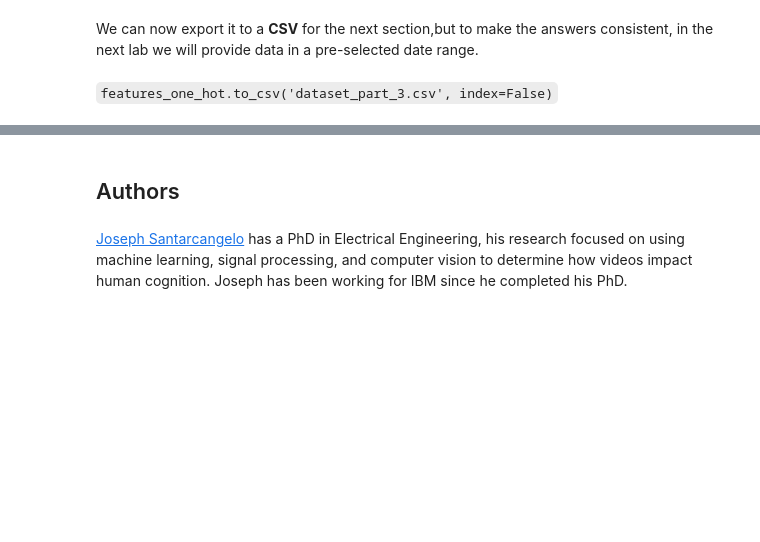
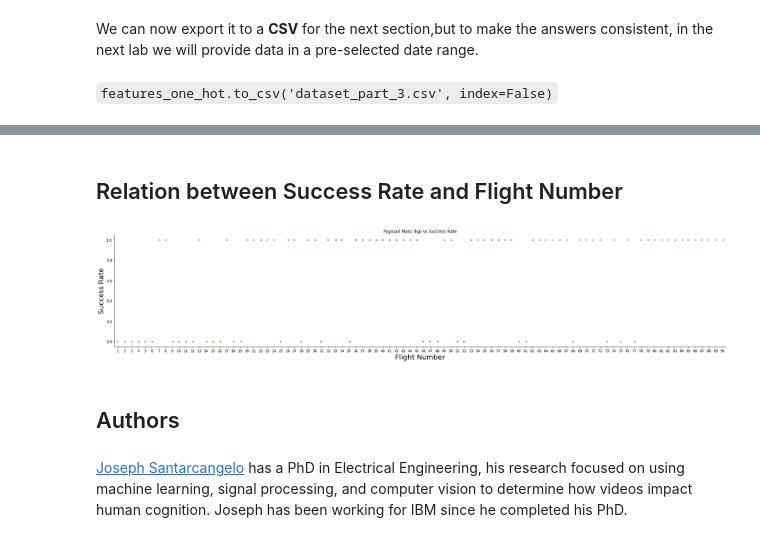
Before and after one commit to humaperveen/Applied-Data-Science-Capstone, a Jupyter notebook: SpaceX EDA with Data Visualization.ipynb, the cells around one changed output, grey strips where cells are left out. Saved outputs shown, nothing was run; the diff lists cells and outputs as text; code cells hidden in the pictures; blank space fills up the shorter version.

```diff
--- a/SpaceX EDA with Data Visualization.ipynb
+++ b/SpaceX EDA with Data Visualization.ipynb
@@ -270,3 +283,14 @@ features_one_hot.to_csv('dataset_part_3.csv', index=False)
+# %% [markdown]
+## Relation between Success Rate and Flight Number
+# %%
+df1 = df.groupby(['FlightNumber', 'Class'])['Class'].agg(['mean']).reset_index()
+sns.catplot(x="FlightNumber", y="Class", data=df1, aspect = 5)
+plt.xlabel("Flight Number",fontsize=20)
+plt.ylabel("Success Rate",fontsize=20)
+plt.title("Payload Mass (kg) vs Success Rate")
+plt.show()
+# %% [output]
+[figure, added]
 # %% [markdown]
 ## Authors
 # %% [markdown]
```
Also changed, not shown: parts of 3 cells of this notebook.
